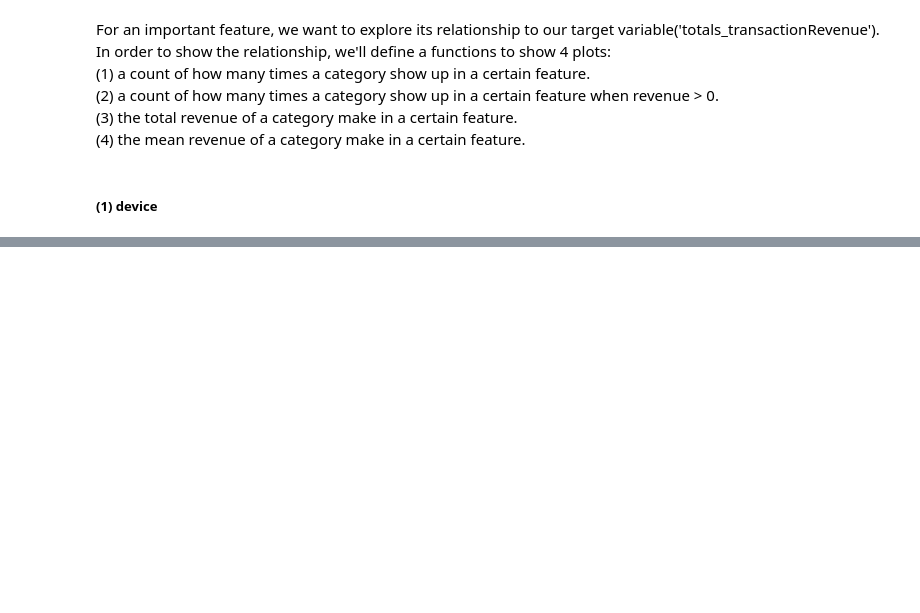
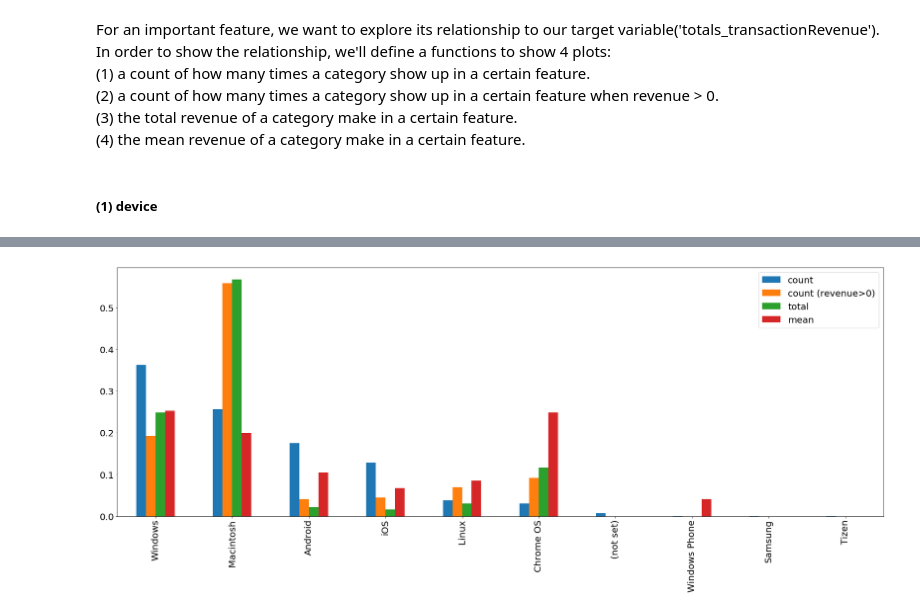
Before and after one commit to Sapphirine/Google-Merchandise-Store-Data-Analysis, a Jupyter notebook: Part02_feature engineering.ipynb, the cells around one changed output, grey strips where cells are left out. Saved outputs shown, nothing was run; the diff lists cells and outputs as text; code cells hidden in the pictures; blank space fills up the shorter version.

```diff
--- a/Part02_feature engineering.ipynb
+++ b/Part02_feature engineering.ipynb
@@ -107,0 +95,5 @@ customDimensions_value 6
+# %%
+# device_operating_system
+count_all('device_operatingSystem')
+# %% [output]
+[figure, added]
```
Also changed, not shown: parts of 18 cells of this notebook, 1 other file.
